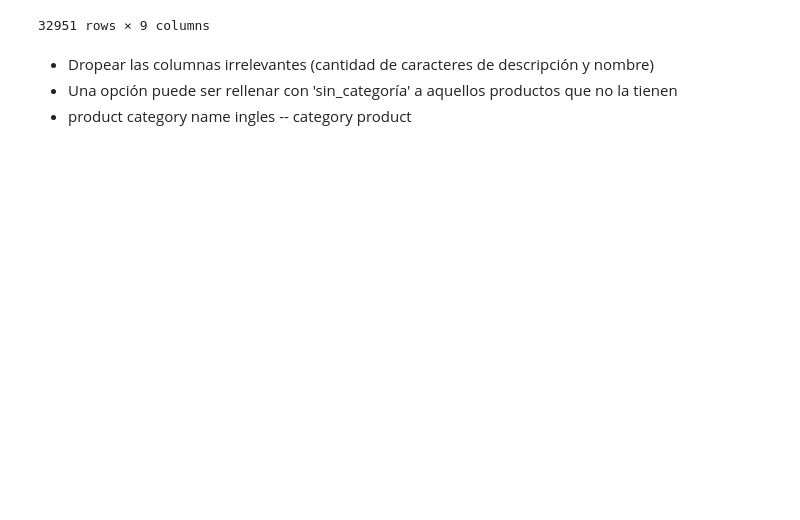
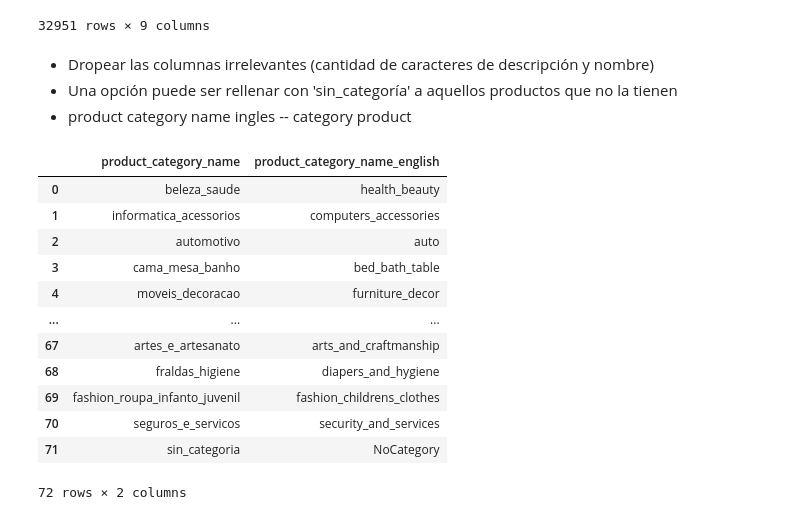
Before and after one commit to AMarcosD/ProyectoGrupalH, a Jupyter notebook: Product.ipynb, the cells around one changed output. Cells and saved outputs as stored; diff of their text form; code cells hidden in the pictures; blank space fills up the shorter version.

```diff
--- a/Product.ipynb
+++ b/Product.ipynb
@@ -200,0 +206,16 @@ data_products['product_category_name'].fillna('sin_categoria', inplace=True)
+# %%
+datamerge
+# %% [output]
+|  | product_category_name | product_category_name_english |
+| 0 | beleza_saude | health_beauty |
+| 1 | informatica_acessorios | computers_accessories |
+| 2 | automotivo | auto |
+| 3 | cama_mesa_banho | bed_bath_table |
+| 4 | moveis_decoracao | furniture_decor |
+| ... | ... | ... |
+| 67 | artes_e_artesanato | arts_and_craftmanship |
+| 68 | fraldas_higiene | diapers_and_hygiene |
+| 69 | fashion_roupa_infanto_juvenil | fashion_childrens_clothes |
+| 70 | seguros_e_servicos | security_and_services |
+| 71 | sin_categoria | NoCategory |
+72 rows × 2 columns
```
Also changed, not shown: parts of 11 cells of this notebook, 2 other files.
